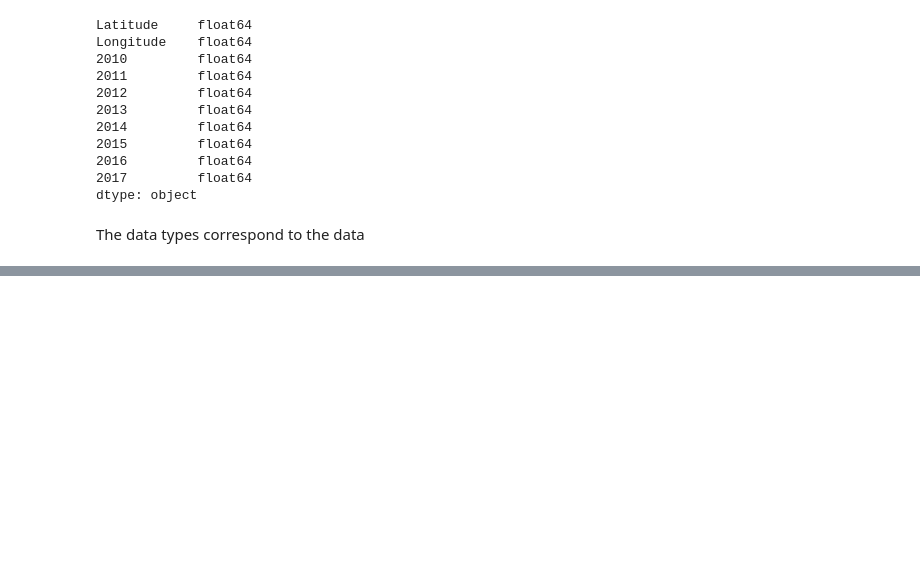
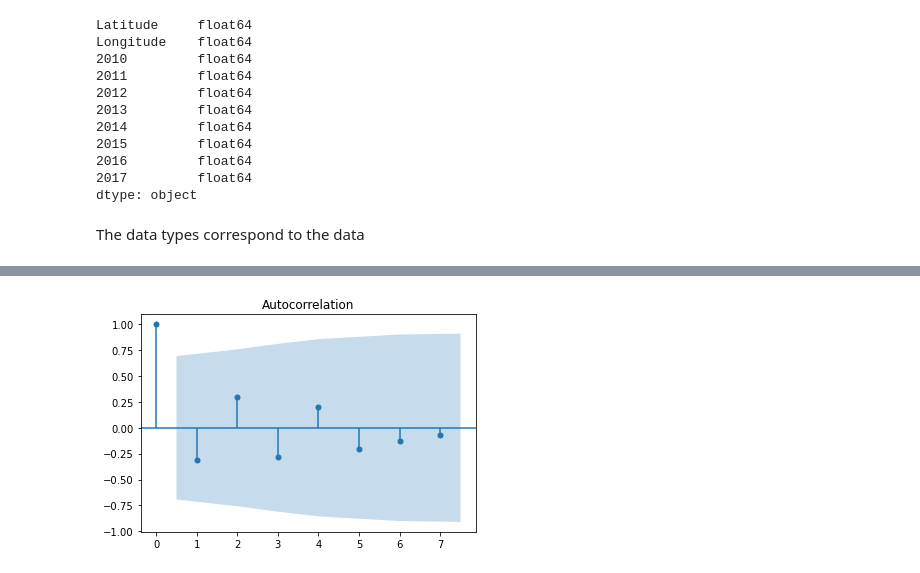
Before and after one commit to felix-n12/shell-ai, a Jupyter notebook: Untitled.ipynb, the cells around one changed output, grey strips where cells are left out. Saved outputs shown, nothing was run; the diff lists cells and outputs as text; code cells hidden in the pictures; blank space fills up the shorter version.

```diff
--- a/Untitled.ipynb
+++ b/Untitled.ipynb
@@ -129,0 +240,5 @@ The data types correspond to the data
+# %%
+plot_acf(biomass_T.iloc[:,0])
+plt.show()
+# %% [output]
+[figure, added]
```
Also changed, not shown: parts of 26 cells of this notebook.
